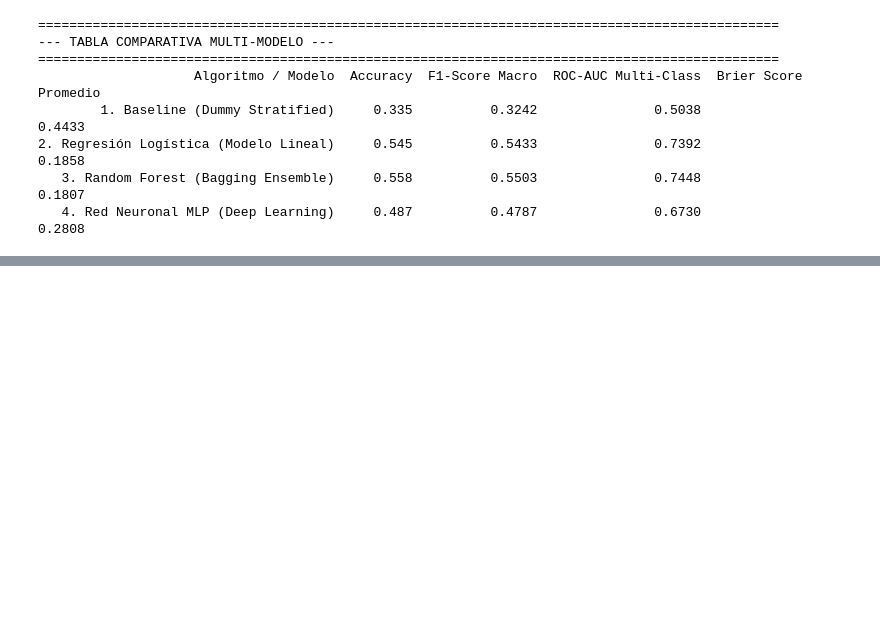
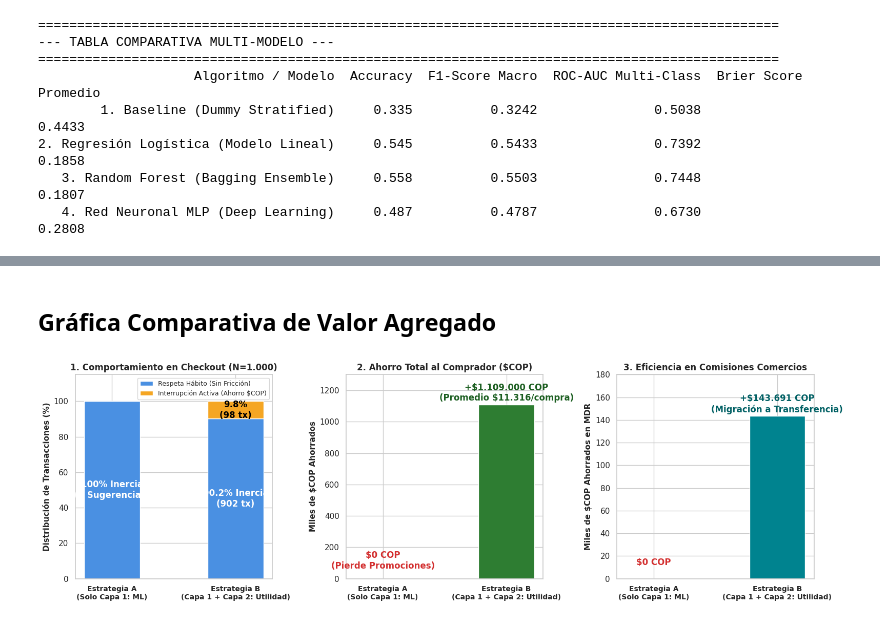
Before and after one commit to juanparivera96/prompt-solution-client-g6, a Jupyter notebook: DataPreparation_PromptSolutionClient.ipynb, the cells around one changed output, grey strips where cells are left out. Saved outputs shown, nothing was run; the diff lists cells and outputs as text; code cells hidden in the pictures; blank space fills up the shorter version.

```diff
--- a/DataPreparation_PromptSolutionClient.ipynb
+++ b/DataPreparation_PromptSolutionClient.ipynb
@@ -633,0 +952,54 @@ print(df_multi_model.to_string(index=False))
+# %% [markdown]
+## Gráfica Comparativa de Valor Agregado
+# %%
+import matplotlib.pyplot as plt
+import numpy as np
+
+# Datos consolidados del experimento N=1,000
+estrategias = ['Estrategia A\n(Solo Capa 1: ML)', 'Estrategia B\n(Capa 1 + Capa 2: Utilidad)']
+ahorro_usuarios_cop = [0, 1109000]
+ahorro_comercios_cop = [0, 143691]
+interrupciones_pct = [0.0, 9.8]
+respeto_habito_pct = [100.0, 90.2]
+
+fig, axes = plt.subplots(1, 3, figsize=(16, 5))
+x = np.arange(len(estrategias))
+
+# 1. Respeto al Hábito vs Intervención Comercial
+axes[0].bar(x, respeto_habito_pct, width=0.45, label='Respeta Hábito (Sin Fricción)', color='#4A90E2')
+axes[0].bar(x, interrupciones_pct, bottom=respeto_habito_pct, width=0.45, label='Interrupción Activa (Ahorro $COP)', color='#F5A623')
+axes[0].set_ylim(0, 115)
+axes[0].set_ylabel('Distribución de Transacciones (%)', fontsize=11, fontweight='bold')
+axes[0].set_title('1. Comportamiento en Checkout (N=1.000)', fontsize=12, fontweight='bold')
+axes[0].set_xticks(x)
+axes[0].set_xticklabels(estrategias, fontsize=10, fontweight='bold')
+axes[0].legend(loc='upper right', fontsize=9)
+axes[0].text(0, 50, '100% Inercia\n(0 Sugerencias)', ha='center', va='center', color='white', fontweight='bold')
+axes[0].text(1, 45, '90.2% Inercia\n(902 tx)', ha='center', va='center', color='white', fontweight='bold')
+axes[0].text(1, 95, '9.8%\n(98 tx)', ha='center', va='center', color='black', fontweight='bold')
+
+# 2. Ahorro Directo al Comprador
+axes[1].bar(x, [v/1000 for v in ahorro_usuarios_cop], width=0.45, color=['#B0BEC5', '#2E7D32'])
+axes[1].set_ylabel('Miles de $COP Ahorrados', fontsize=11, fontweight='bold')
+axes[1].set_title('2. Ahorro Total al Comprador ($COP)', fontsize=12, fontweight='bold')
+axes[1].set_xticks(x)
+axes[1].set_xticklabels(estrategias, fontsize=10, fontweight='bold')
+axes[1].set_ylim(0, 1300)
+axes[1].text(0, 50, '$0 COP\n(Pierde Promociones)', ha='center', va='bottom', fontweight='bold', color='#D32F2F')
+axes[1].text(1, 1120, '+$1.109.000 COP\n(Promedio $11.316/compra)', ha='center', va='bottom', fontweight='bold', color='#1B5E20')
+
+# 3. Eficiencia en Comisiones MDR para el Comercio
+axes[2].bar(x, [v/1000 for v in ahorro_comercios_cop], width=0.45, color=['#B0BEC5', '#00838F'])
+axes[2].set_ylabel('Miles de $COP Ahorrados en MDR', fontsize=11, fontweight='bold')
+axes[2].set_title('3. Eficiencia en Comisiones Comercios', fontsize=12, fontweight='bold')
+axes[2].set_xticks(x)
+axes[2].set_xticklabels(estrategias, fontsize=10, fontweight='bold')
+axes[2].set_ylim(0, 180)
+axes[2].text(0, 10, '$0 COP', ha='center', va='bottom', fontweight='bold', color='#D32F2F')
+axes[2].text(1, 145, '+$143.691 COP\n(Migración a Transferencia)', ha='center', va='bottom', fontweight='bold', color='#006064')
+
+plt.tight_layout()
+plt.savefig('dashboard_impacto_economico.png', dpi=300)
+plt.show()
+# %% [output]
+[figure, added]
```
Also changed, not shown: parts of 17 cells of this notebook, 6 other files.
